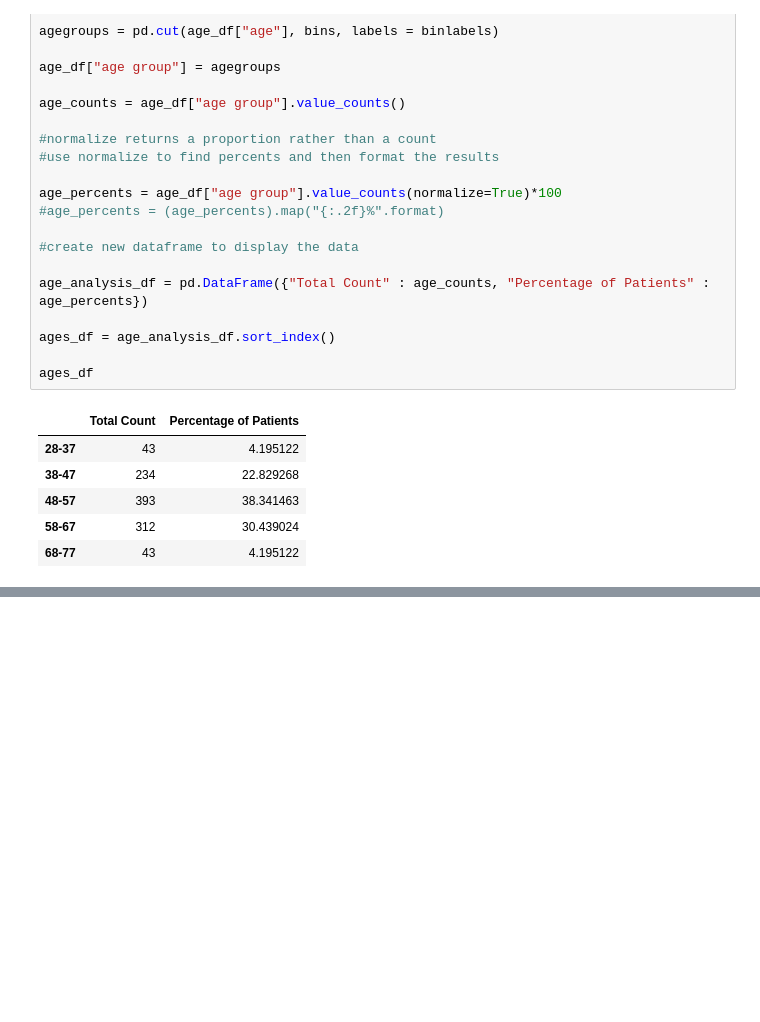
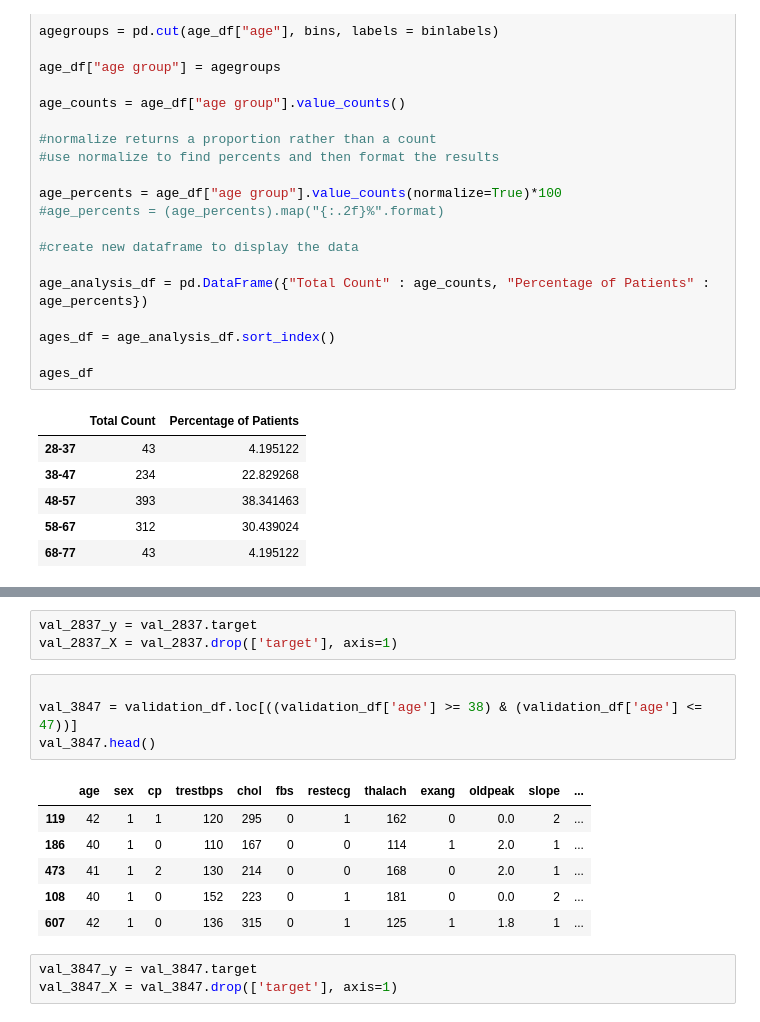
Before and after one commit to twolightsabovethesea/heart-disease, a Jupyter notebook: heart_disease.ipynb, the cells around one changed output, grey strips where cells are left out. Cells and saved outputs as stored; diff of their text form; blank space fills up the shorter version.

```diff
--- a/heart_disease.ipynb
+++ b/heart_disease.ipynb
@@ -304,0 +317,17 @@ plt.show()
+# %%
+val_2837_y = val_2837.target
+val_2837_X = val_2837.drop(['target'], axis=1)
+# %%
+
+val_3847 = validation_df.loc[((validation_df['age'] >= 38) & (validation_df['age'] <= 47))]
+val_3847.head()
+# %% [output]
+|  | age | sex | cp | trestbps | chol | fbs | restecg | thalach | exang | oldpeak | slope | ... |
+| 119 | 42 | 1 | 1 | 120 | 295 | 0 | 1 | 162 | 0 | 0.0 | 2 | ... |
+| 186 | 40 | 1 | 0 | 110 | 167 | 0 | 0 | 114 | 1 | 2.0 | 1 | ... |
+| 473 | 41 | 1 | 2 | 130 | 214 | 0 | 0 | 168 | 0 | 2.0 | 1 | ... |
+| 108 | 40 | 1 | 0 | 152 | 223 | 0 | 1 | 181 | 0 | 0.0 | 2 | ... |
+| 607 | 42 | 1 | 0 | 136 | 315 | 0 | 1 | 125 | 1 | 1.8 | 1 | ... |
+# %%
+val_3847_y = val_3847.target
+val_3847_X = val_3847.drop(['target'], axis=1)
```
Also changed, not shown: parts of 15 cells of this notebook.
